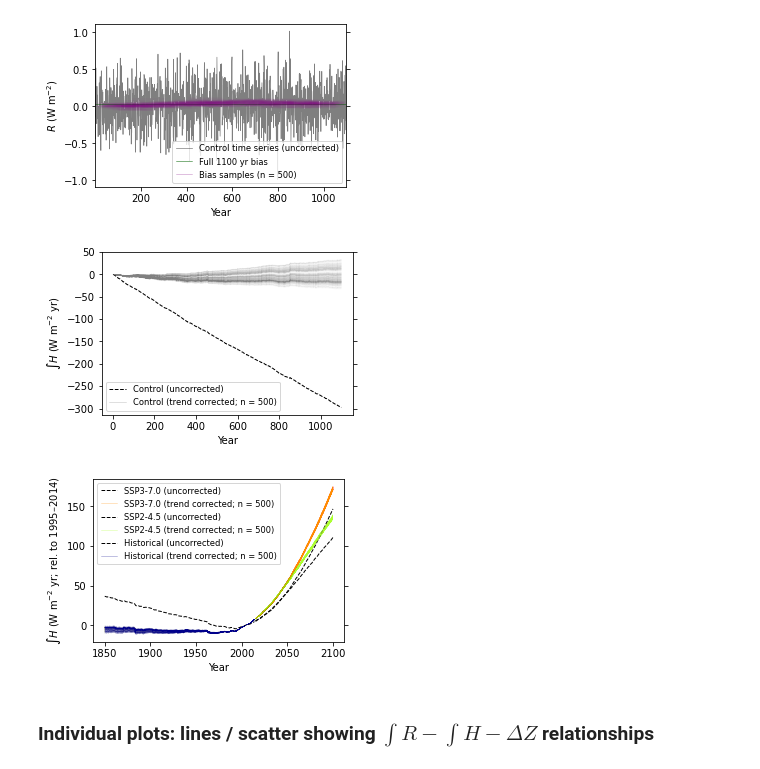
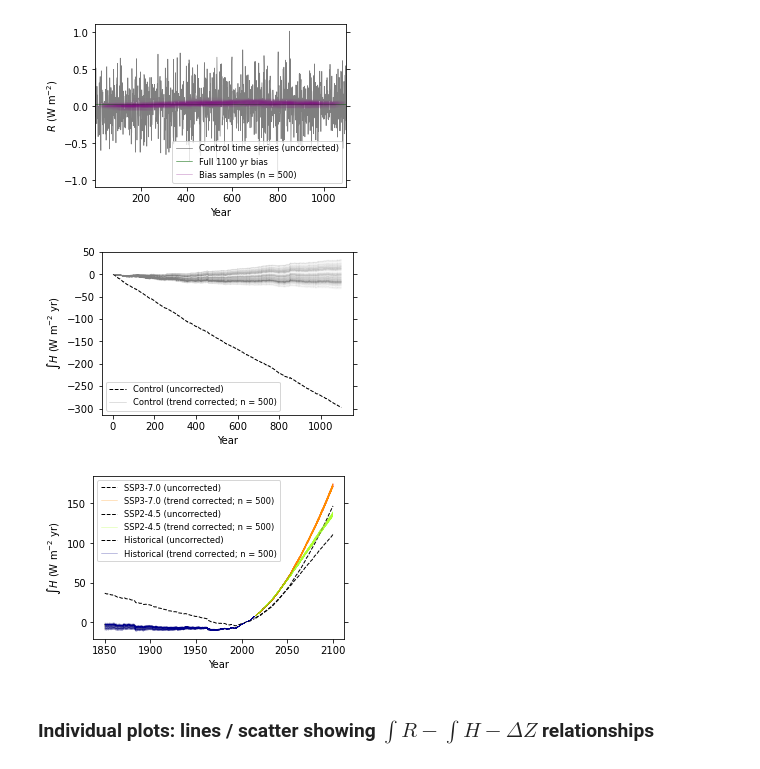
Before and after one commit to grandey/d22a-mcdc, a Jupyter notebook: mcdc_analysis_d22a.ipynb, the cells around one changed output. Saved outputs shown, nothing was run; the diff lists cells and outputs as text; code cells hidden in the pictures.

Commit message:
plot_mc_drift_corr_timeseries(): do not include rel. to 1995-2014 in ylabel.

```diff
--- a/mcdc_analysis_d22a.ipynb
+++ b/mcdc_analysis_d22a.ipynb
@@ -888,41 +888,41 @@ def plot_mc_drift_corr_timeseries(source_member, experiments=['historical', 'ssp
     # Labels, legend etc
     ax.set_xlabel('Year')
     y_units = da_dict[(source_member, experiments[0], variable)].copy().attrs["units"]
-    if ref_1995_2014:
+    if ref_1995_2014 and False:  # always False(!); to include 'rel. to 1995–2014', delete "and False"
         ax.set_ylabel(f'${variable}$ ({y_units}; rel. to 1995–2014)')
     else:
         ax.set_ylabel(f'${variable}$ ({y_units})')
     ax.tick_params(right=True)
     if title:
         ax.set_title(title)
     if legend:
         leg = ax.legend(fontsize='small')
         for lh in leg.legendHandles:
             try:  # set min alpha in legend
                 if lh.get_alpha() < 0.5:
                     lh.set_alpha(0.5)
             except TypeError:
                 pass
             try: # set min linewidth in legend
                 if lh.get_linewidth() < 0.5:
                     lh.set_linewidth(0.5)
             except TypeError:
                 pass
     return ax
 
 # Examples
 source_member = source_member_list[-1]
 for trend_correct in [True,]:
     _ = plot_mc_drift_corr_timeseries(source_member, experiments=['piControl',],
                                       variable='\int H',
                                       trend_correct=trend_correct)
     _ = plot_mc_drift_corr_timeseries(source_member, experiments=['historical', 'ssp245', 'ssp370'],
                                       variable='\int H',
                                       trend_correct=trend_correct,
                                       ref_1995_2014=True)
 # %% [output]
 [figure]
-[figure, old version]
+[figure, new version]
 # %% [markdown]
 ### Individual plots: lines / scatter showing $\int R - \int H - \Delta Z$ relationships
 # %%
```
Also changed, not shown: parts of 10 cells of this notebook.
